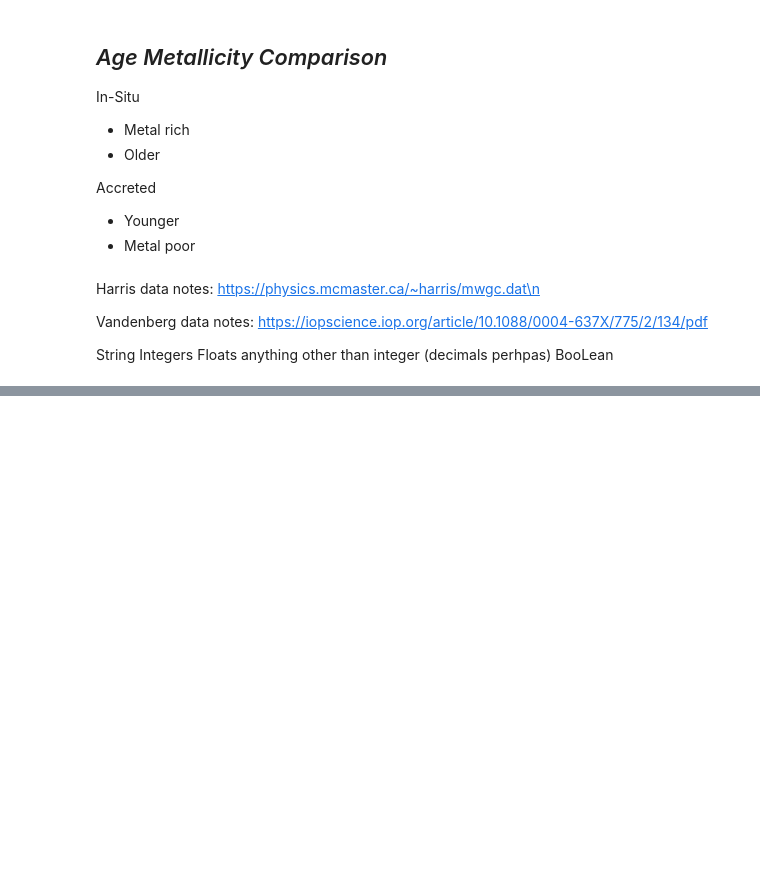
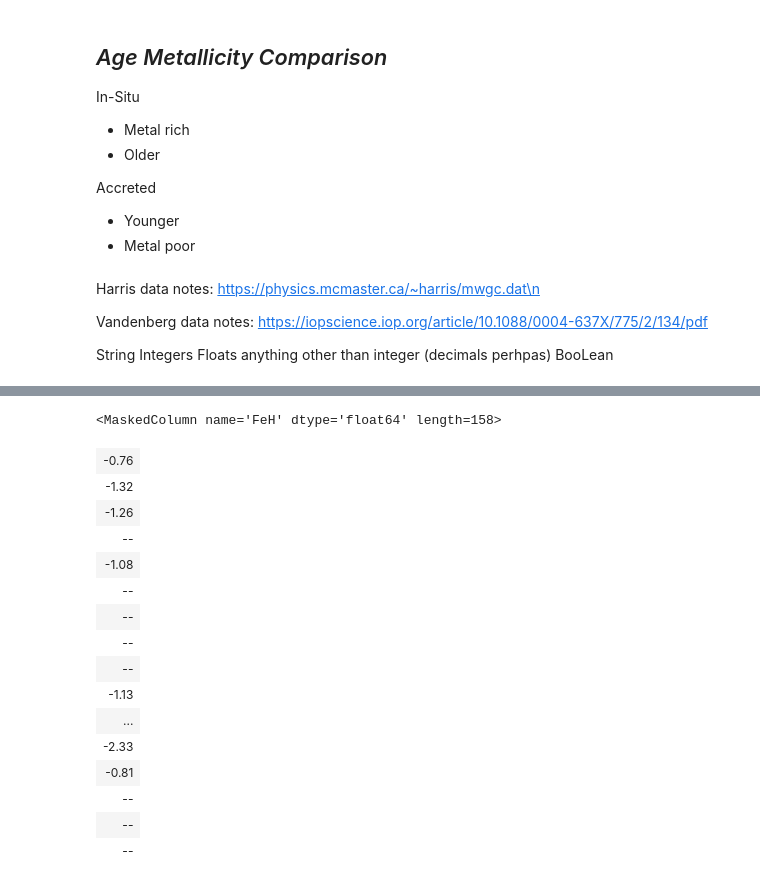
Before and after one commit to stormrealz/PHYS3116_Larawag, a Jupyter notebook: Will's Notes.ipynb, the cells around one changed output, grey strips where cells are left out. Drawn from its saved outputs; the diff is of its cells as text; code cells hidden in the pictures; blank space fills up the shorter version.

```diff
--- a/Will's Notes.ipynb
+++ b/Will's Notes.ipynb
@@ -40,0 +79,21 @@ BooLean
+# %%
+master_FeH = master_catalogue_will['FeH']
+master_FeH
+# %% [output]
+<MaskedColumn name='FeH' dtype='float64' length=158>
+| -0.76 |
+| -1.32 |
+| -1.26 |
+| -- |
+| -1.08 |
+| -- |
+| -- |
+| -- |
+| -- |
+| -1.13 |
+| ... |
+| -2.33 |
+| -0.81 |
+| -- |
+| -- |
+| -- |
```
Also changed, not shown: parts of 7 cells of this notebook, 2 other files.
